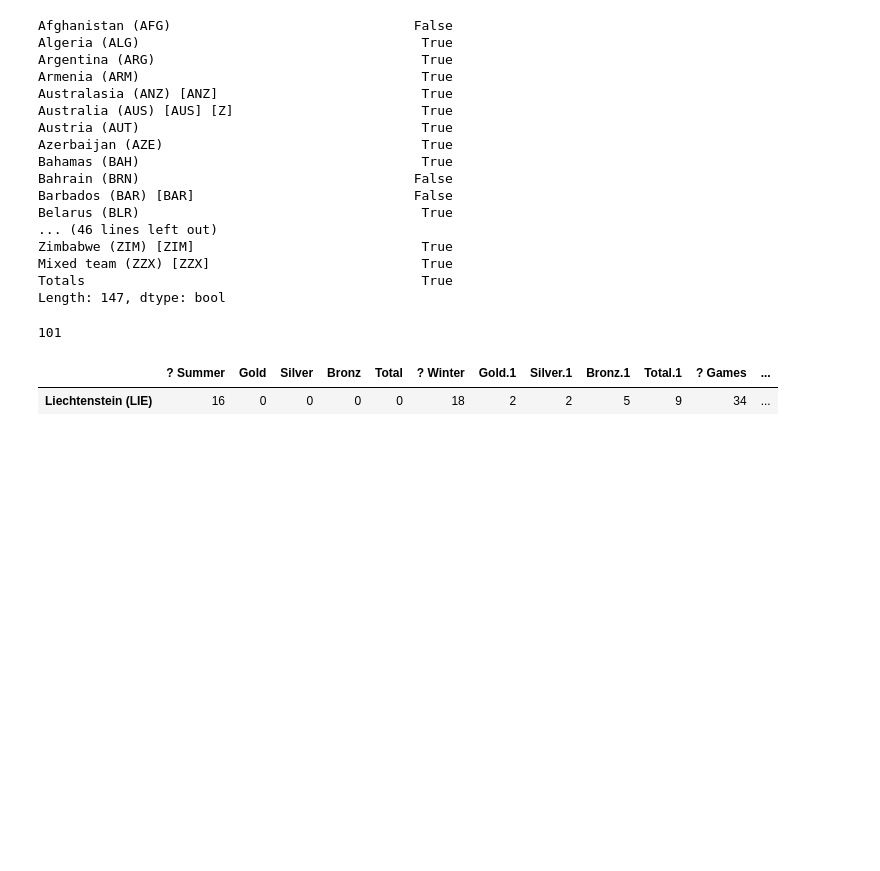
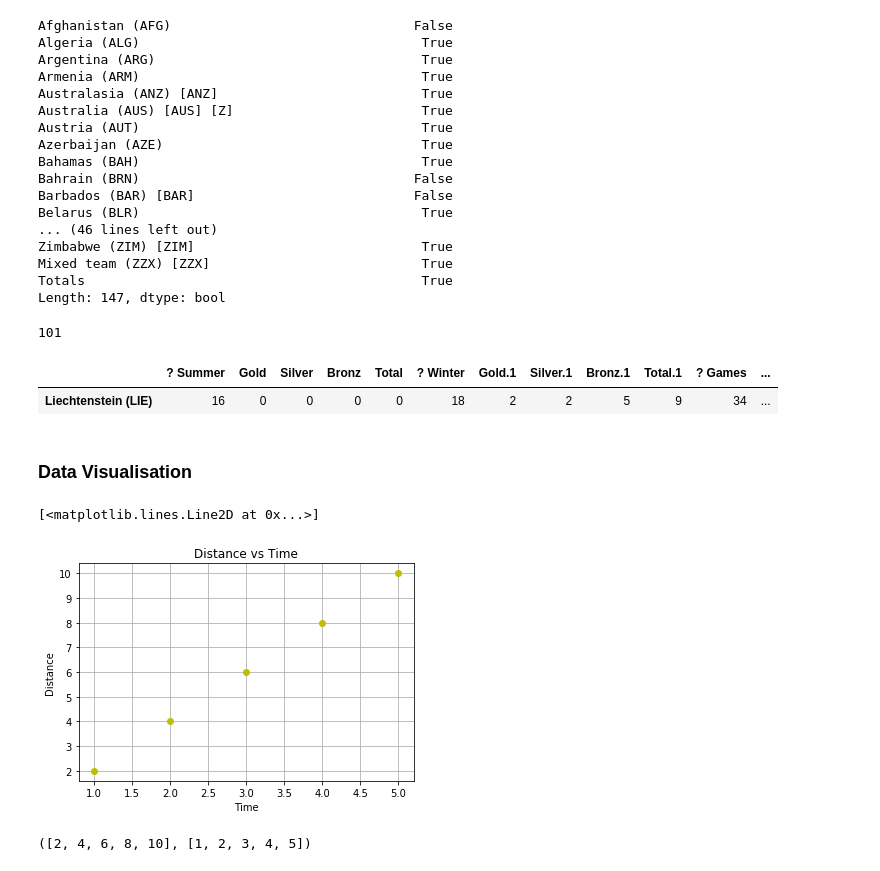
Before and after one commit to ravisammetla/apssdc-aiet-mstp-aug-2019, a Jupyter notebook: 20-09-2019.ipynb, the cells around one changed output. Drawn from its saved outputs; the diff is of its cells as text; code cells hidden in the pictures; blank space fills up the shorter version.

```diff
--- a/20-09-2019.ipynb
+++ b/20-09-2019.ipynb
@@ -545,3 +545,5 @@ df[  (df['Gold.1']>0 ) & (df['Gold']==0)  ]
 # %% [output]
 |  | ? Summer | Gold | Silver | Bronz | Total | ? Winter | Gold.1 | Silver.1 | Bronz.1 | Total.1 | ? Games | ... |
 | Liechtenstein (LIE) | 16 | 0 | 0 | 0 | 0 | 18 | 2 | 2 | 5 | 9 | 34 | ... |
+# %% [markdown]
+### Data Visualisation
@@ -547,0 +554,19 @@ df[  (df['Gold.1']>0 ) & (df['Gold']==0)  ]
+# %%
+import matplotlib.pyplot as plt
+plt.title("Basic Linear Graph")
+plt.plot([1,2,3],[1,2,3])
+# %% [output]
+[<matplotlib.lines.Line2D at 0x...>]
+# %%
+distance = list(range(2,11,2))
+time = list(range(1,6))
+plt.title("Distance vs Time")
+plt.xlabel("Time")
+plt.ylabel("Distance")
+plt.plot(time,distance,'yo')
+plt.grid()
+plt.show()
+distance,time
+# %% [output]
+[figure, added]
+([2, 4, 6, 8, 10], [1, 2, 3, 4, 5])
```
Also changed, not shown: parts of 3 cells of this notebook.
